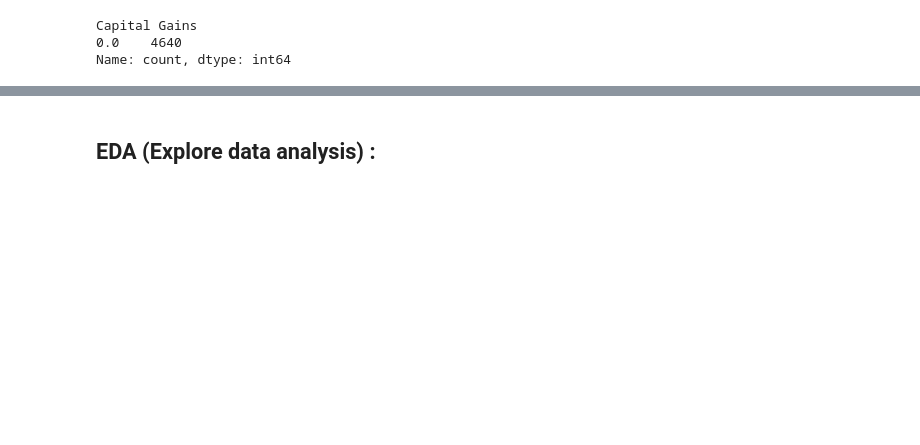
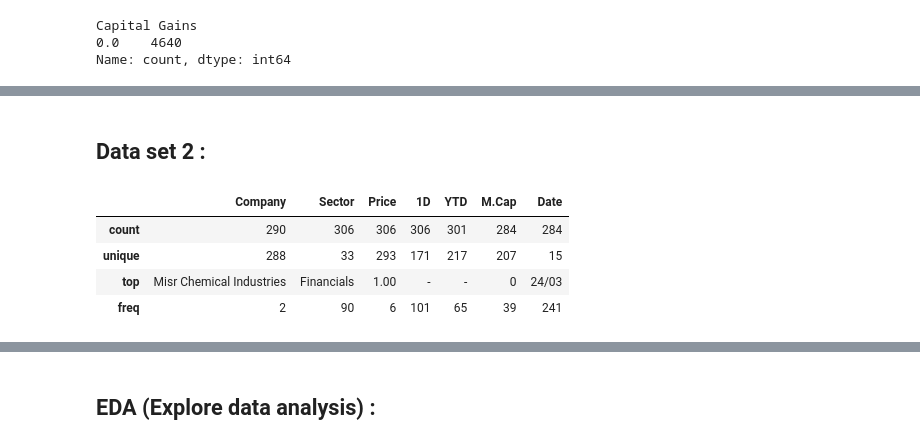
Before and after one commit to abdulrahman-mahmoud/Egxstock-analysis, a Jupyter notebook: Proessing/cleaning_anaylsis.ipynb, the cells around one changed output, grey strips where cells are left out. Drawn from its saved outputs; the diff is of its cells as text; code cells hidden in the pictures; blank space fills up the shorter version.

```diff
--- a/Proessing/cleaning_anaylsis.ipynb
+++ b/Proessing/cleaning_anaylsis.ipynb
@@ -93,0 +126,10 @@ dtype: int64
+# %% [markdown]
+## Data set 2 :
+# %%
+df2.describe()
+# %% [output]
+|  | Company | Sector | Price | 1D | YTD | M.Cap | Date |
+| count | 290 | 306 | 306 | 306 | 301 | 284 | 284 |
+| unique | 288 | 33 | 293 | 171 | 217 | 207 | 15 |
+| top | Misr Chemical Industries | Financials | 1.00 | - | - | 0 | 24/03 |
+| freq | 2 | 90 | 6 | 101 | 65 | 39 | 241 |
```
Also changed, not shown: parts of 23 cells of this notebook.
